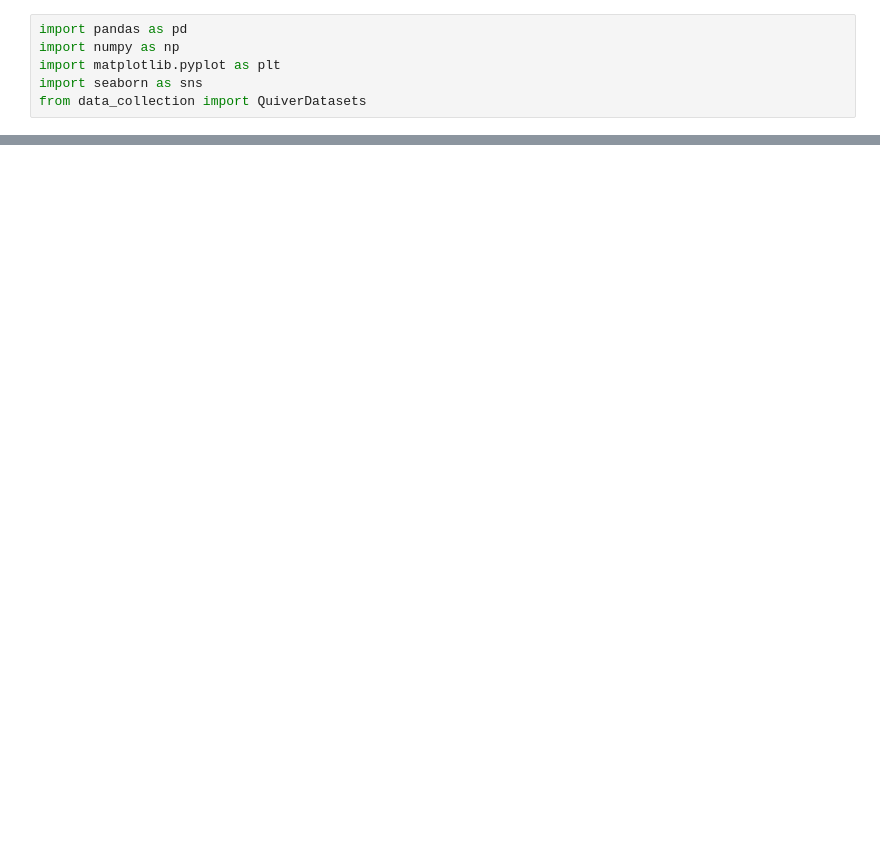
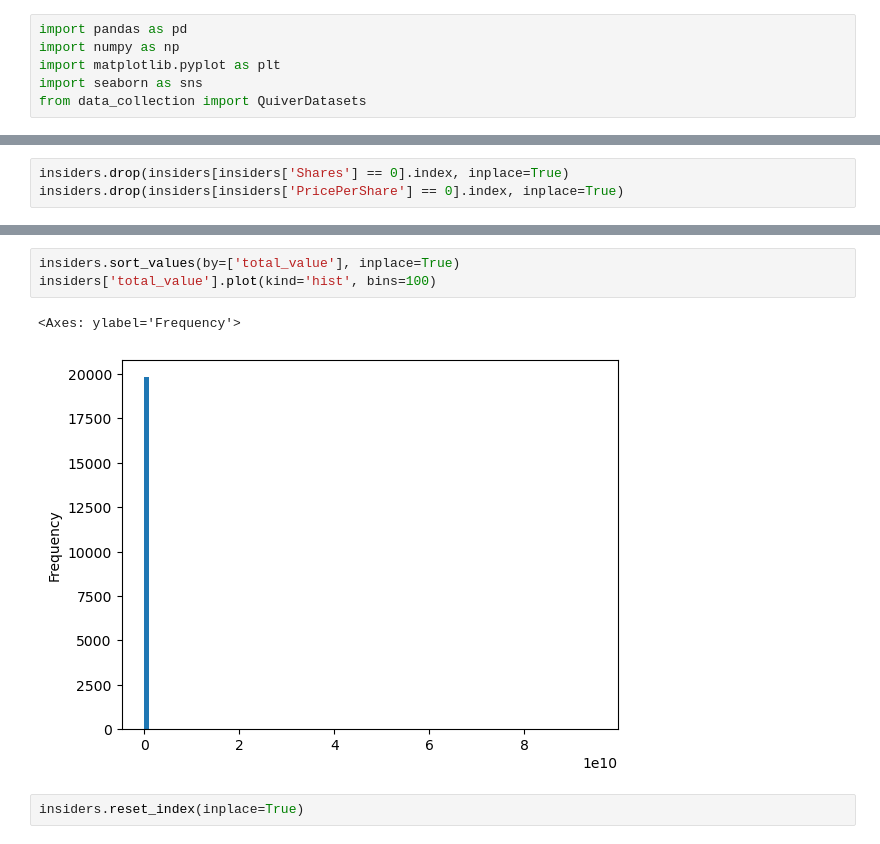
Before and after one commit to xtrabyte-consulting/insider-intel-algo, a Jupyter notebook: notebooks/01_qq_insiders_cleaning.ipynb, the cells around one changed output, grey strips where cells are left out. Drawn from its saved outputs; the diff is of its cells as text; blank space fills up the shorter version.

```diff
--- a/notebooks/01_qq_insiders_cleaning.ipynb
+++ b/notebooks/01_qq_insiders_cleaning.ipynb
@@ -10,0 +98,3 @@ TypeError: make_qq_header() missing 1 required positional argument: 'api_key'
+# %%
+insiders.drop(insiders[insiders['Shares'] == 0].index, inplace=True)
+insiders.drop(insiders[insiders['PricePerShare'] == 0].index, inplace=True)
@@ -10,0 +117,8 @@ TypeError: make_qq_header() missing 1 required positional argument: 'api_key'
+# %%
+insiders.sort_values(by=['total_value'], inplace=True)
+insiders['total_value'].plot(kind='hist', bins=100)
+# %% [output]
+<Axes: ylabel='Frequency'>
+[figure, added]
+# %%
+insiders.reset_index(inplace=True)
```
Also changed, not shown: parts of 13 cells of this notebook.
